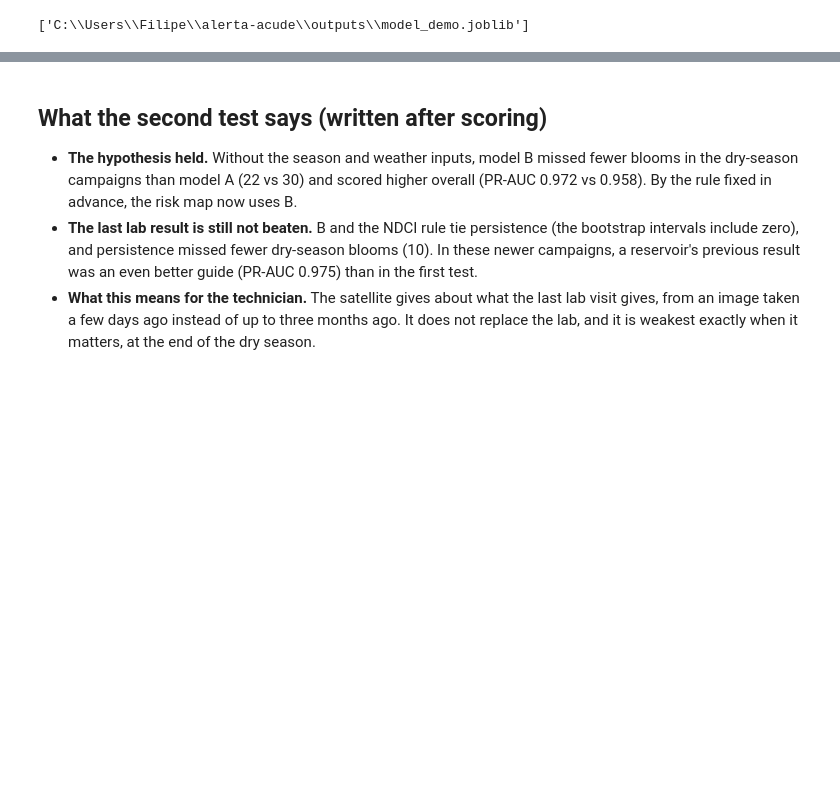
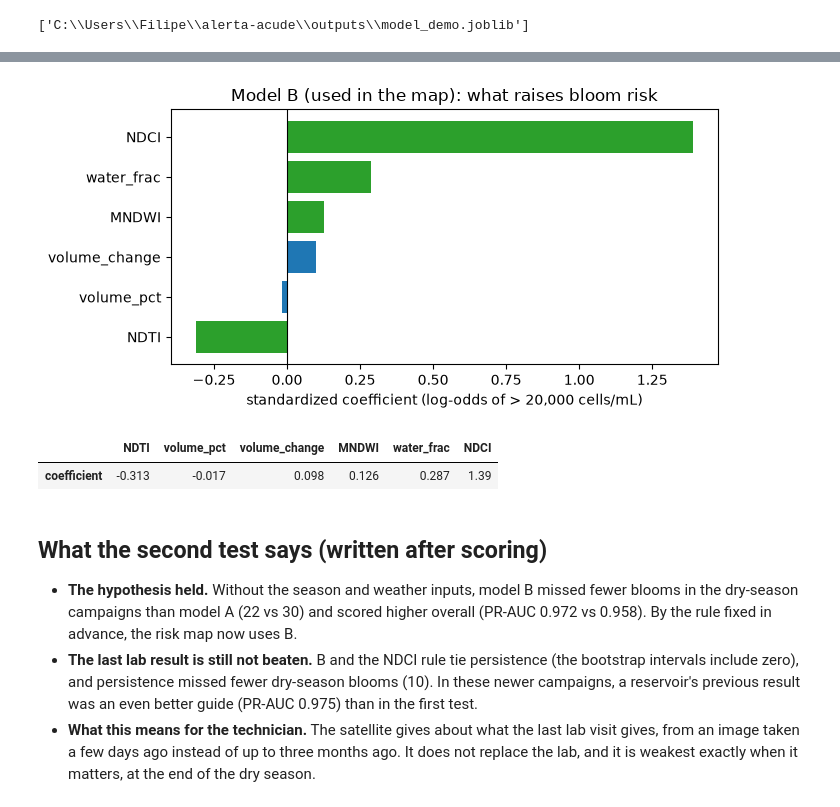
Before and after one commit to FilipeM7S/alerta-acude, a Jupyter notebook: notebooks/04b_second_test.ipynb, the cells around one changed output, grey strips where cells are left out. Saved outputs shown, nothing was run; the diff lists cells and outputs as text; code cells hidden in the pictures; blank space fills up the shorter version.

```diff
--- a/notebooks/04b_second_test.ipynb
+++ b/notebooks/04b_second_test.ipynb
@@ -195,3 +199,20 @@ PR-AUC A 0.958, B 0.972 -> the risk map uses: Logistic regression (satellite + s
+# %%
+import matplotlib.pyplot as plt
+from modeling import SATELLITE
+mb = joblib.load(OUTPUTS / "model_demo.joblib")
+coef_b = pd.Series(mb["model"][-1].coef_[0], index=mb["features"]).sort_values()
+colors = ["tab:green" if f in SATELLITE else "tab:blue" for f in coef_b.index]
+fig, ax = plt.subplots(figsize=(7, 3.5))
+ax.barh(coef_b.index, coef_b.values, color=colors)
+ax.axvline(0, color="k", lw=0.8)
+ax.set_xlabel("standardized coefficient (log-odds of > 20,000 cells/mL)")
+ax.set_title("Model B (used in the map): what raises bloom risk")
+plt.tight_layout(); plt.savefig(OUTPUTS / "lr_coefficients_modelB.png", dpi=120); plt.show()
+coef_b.round(3).to_frame("coefficient").T
+# %% [output]
+[figure, added]
+|  | NDTI | volume_pct | volume_change | MNDWI | water_frac | NDCI |
+| coefficient | -0.313 | -0.017 | 0.098 | 0.126 | 0.287 | 1.39 |
 # %% [markdown]
 ## What the second test says (written after scoring)
 
```
Also changed, not shown: parts of 1 cell of this notebook, 5 other files.
